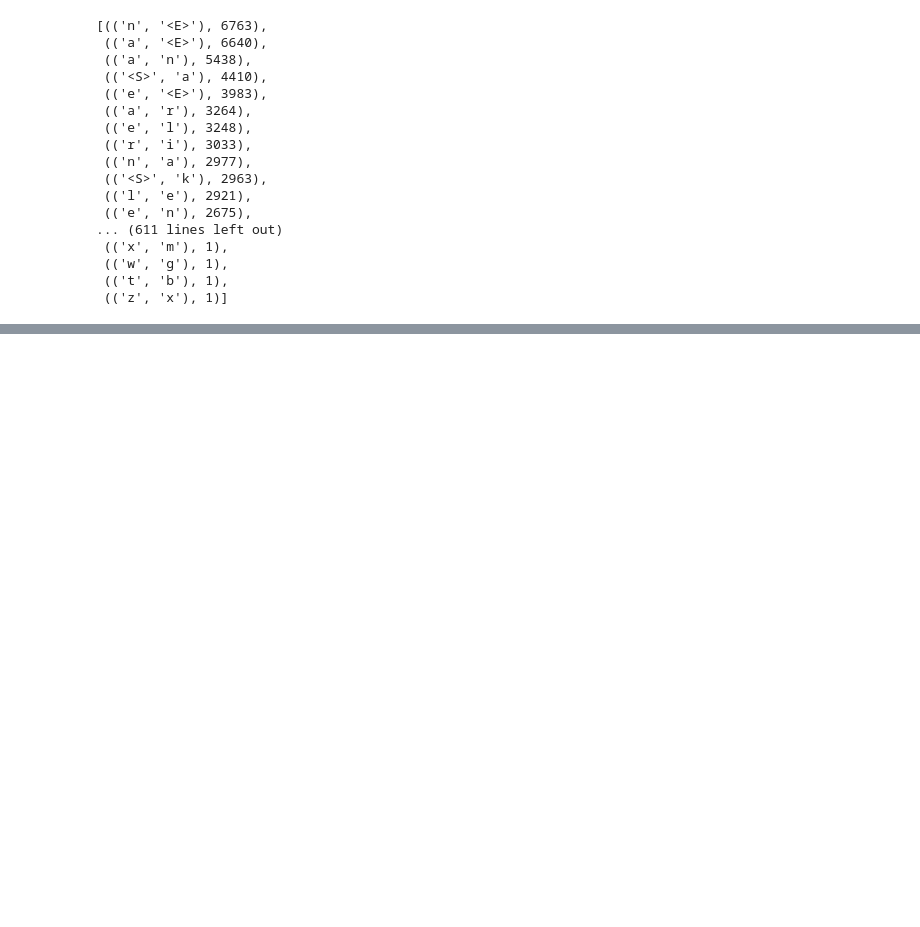
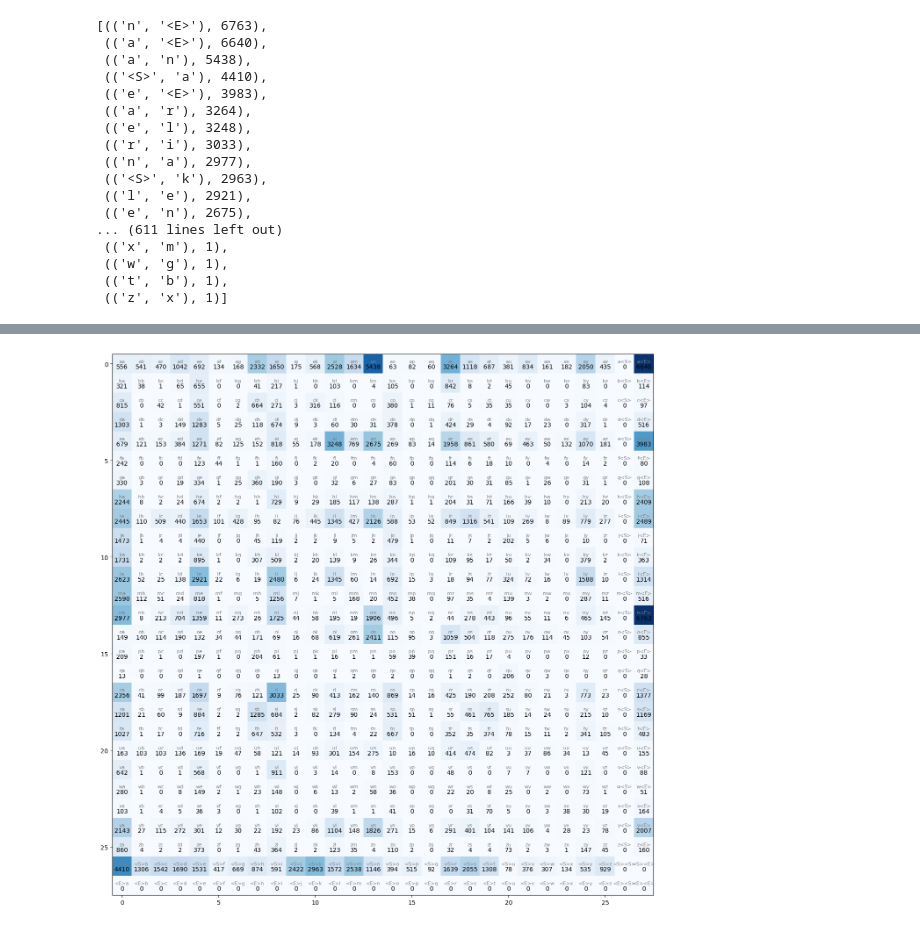
Before and after one commit to ericjeker/makemore, a Jupyter notebook: makemore.ipynb, the cells around one changed output, grey strips where cells are left out. Cells and saved outputs as stored; diff of their text form; code cells hidden in the pictures; blank space fills up the shorter version.

Commit message:
feat: add bigram analysis and visualization to makemore notebook

```diff
--- a/makemore.ipynb
+++ b/makemore.ipynb
@@ -42,0 +50,28 @@ tensor([[0., 0., 0., 0., 0.],
+# %%
+chars = sorted(list(set(''.join(words))))
+# Lookup table for each character
+stoi = {s: i for i, s in enumerate(chars)}
+# Add magic characters
+stoi['<S>'] = 26
+stoi['<E>'] = 27
+itos = {i: s for s, i in stoi.items()}
+# %%
+N = torch.zeros((28, 28), dtype=torch.int32)
+
+# Extract all the bigrams from the list of names
+for w in words:
+    # We add 2 magic characters to define the beginning and end of the word
+    # so we know which character is most likely to be at the beginning and end of the word
+    chs = ['<S>'] + list(w) + ['<E>']
+    for ch1, ch2 in zip(chs, chs[1:]):
+        N[stoi[ch1], stoi[ch2]] += 1
+# %%
+plt.figure(figsize=(16, 16))
+plt.imshow(N, cmap='Blues')
+for i in range(28):
+    for j in range(28):
+        chstr = itos[i] + itos[j]
+        plt.text(j, i, chstr, ha='center', va='bottom', fontsize=8, color='gray')
+        plt.text(j, i, N[i, j].item(), ha='center', va='top', fontsize=10, color='black')
+# %% [output]
+[figure, added]
```
Also changed, not shown: parts of 5 cells of this notebook.
